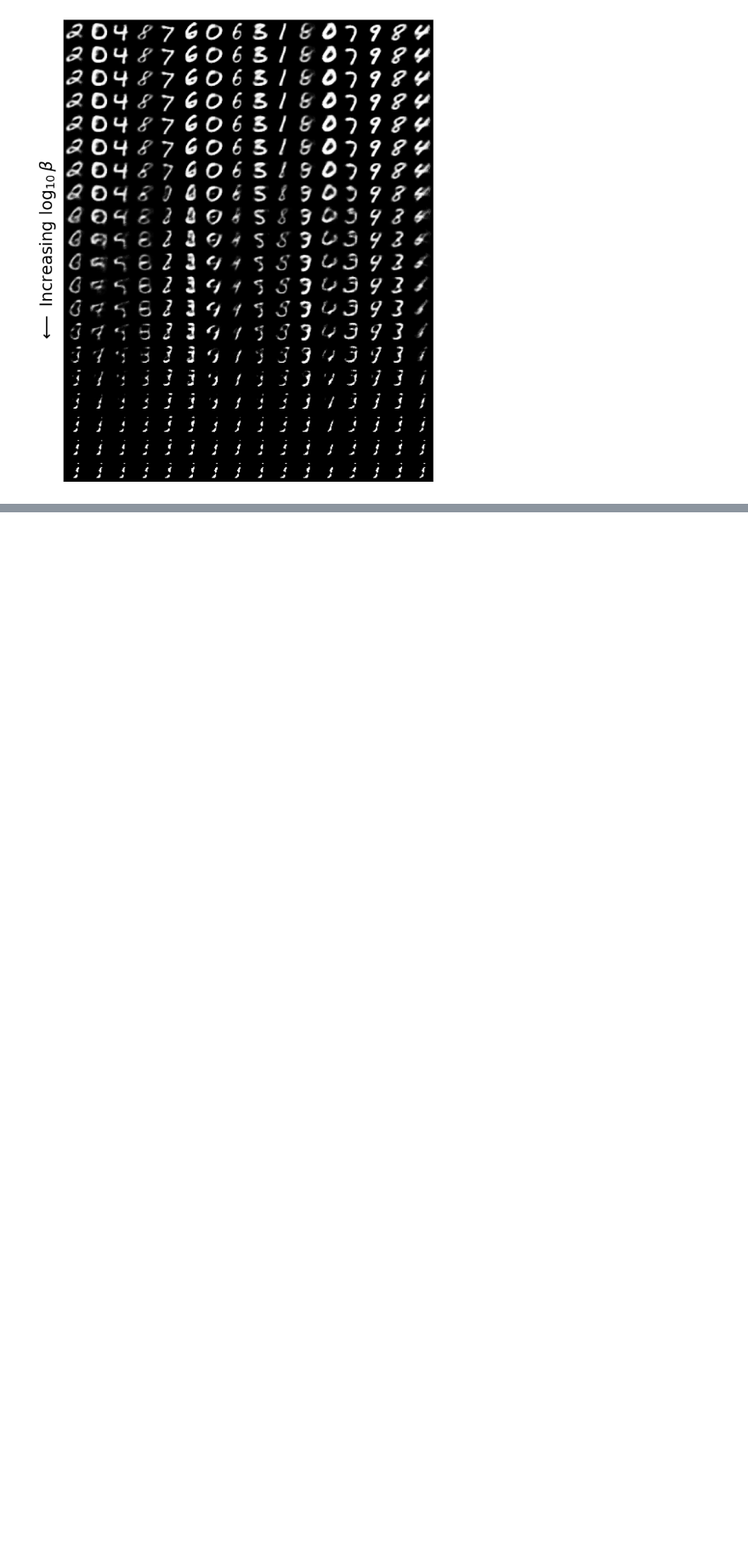
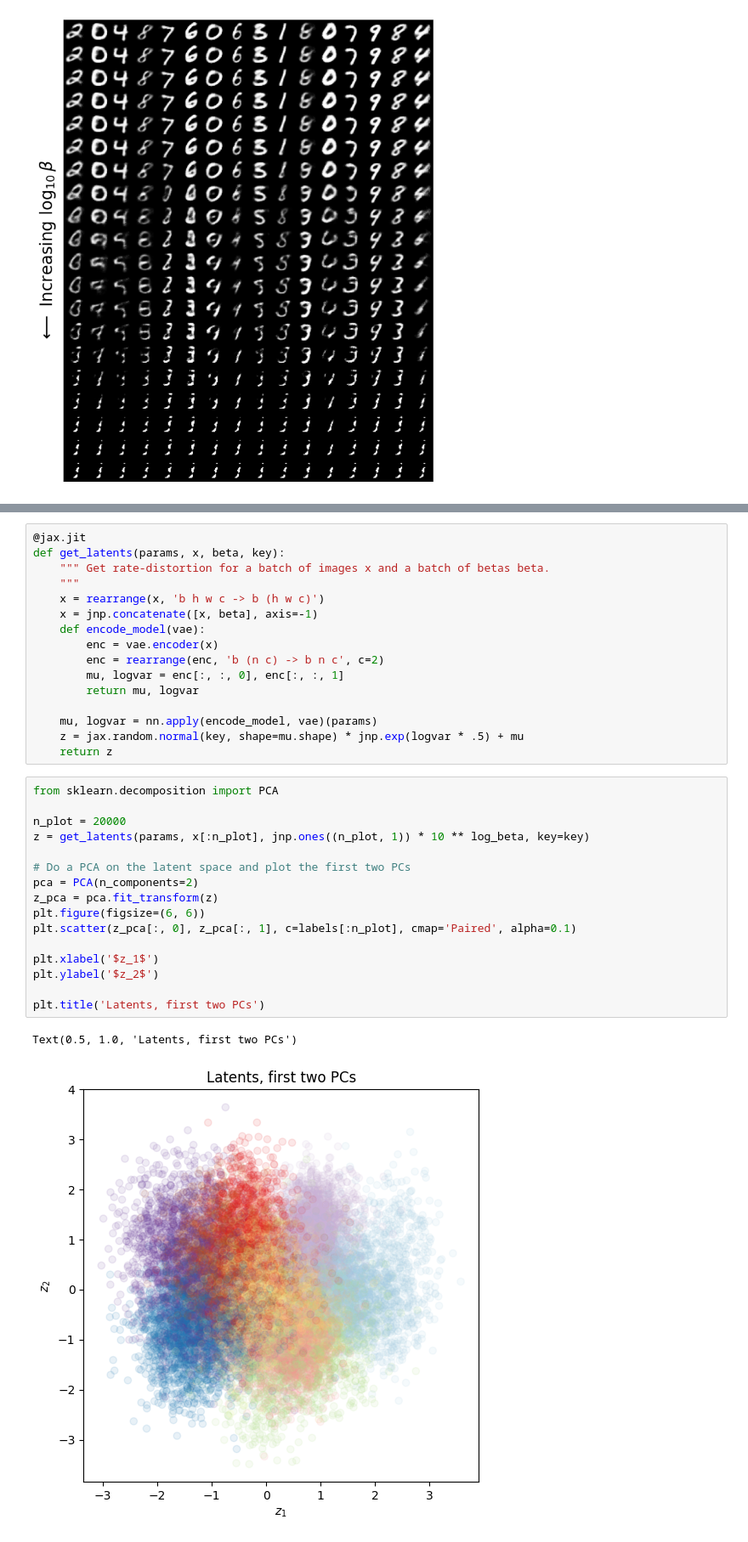
Before and after one commit to smsharma/minified-generative-models, a Jupyter notebook: 01_beta_vae.ipynb, the cells around one changed output, grey strips where cells are left out. Shown at 85% size. Drawn from its saved outputs; the diff is of its cells as text; blank space fills up the shorter version.

```diff
--- a/01_beta_vae.ipynb
+++ b/01_beta_vae.ipynb
@@ -379,0 +443,35 @@ TODO: Tests of latent-space disentanglement.
+# %%
+@jax.jit
+def get_latents(params, x, beta, key):
+    """ Get rate-distortion for a batch of images x and a batch of betas beta.
+    """
+    x = rearrange(x, 'b h w c -> b (h w c)')
+    x = jnp.concatenate([x, beta], axis=-1)
+    def encode_model(vae):
+        enc = vae.encoder(x)
+        enc = rearrange(enc, 'b (n c) -> b n c', c=2)
+        mu, logvar = enc[:, :, 0], enc[:, :, 1]
+        return mu, logvar
+
+    mu, logvar = nn.apply(encode_model, vae)(params)
+    z = jax.random.normal(key, shape=mu.shape) * jnp.exp(logvar * .5) + mu
+    return z
+# %%
+from sklearn.decomposition import PCA
+
+n_plot = 20000
+z = get_latents(params, x[:n_plot], jnp.ones((n_plot, 1)) * 10 ** log_beta, key=key)
+
+# Do a PCA on the latent space and plot the first two PCs
+pca = PCA(n_components=2)
+z_pca = pca.fit_transform(z)
+plt.figure(figsize=(6, 6))
+plt.scatter(z_pca[:, 0], z_pca[:, 1], c=labels[:n_plot], cmap='Paired', alpha=0.1)
+
+plt.xlabel('$z_1$')
+plt.ylabel('$z_2$')
+
+plt.title('Latents, first two PCs')
+# %% [output]
+Text(0.5, 1.0, 'Latents, first two PCs')
+[figure, added]
```
Also changed, not shown: parts of 6 cells of this notebook.
